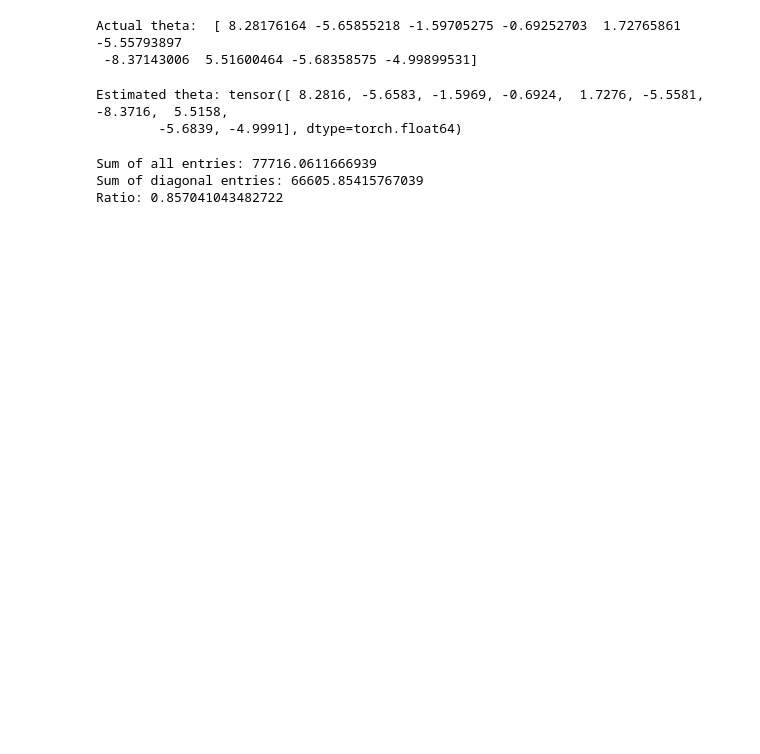
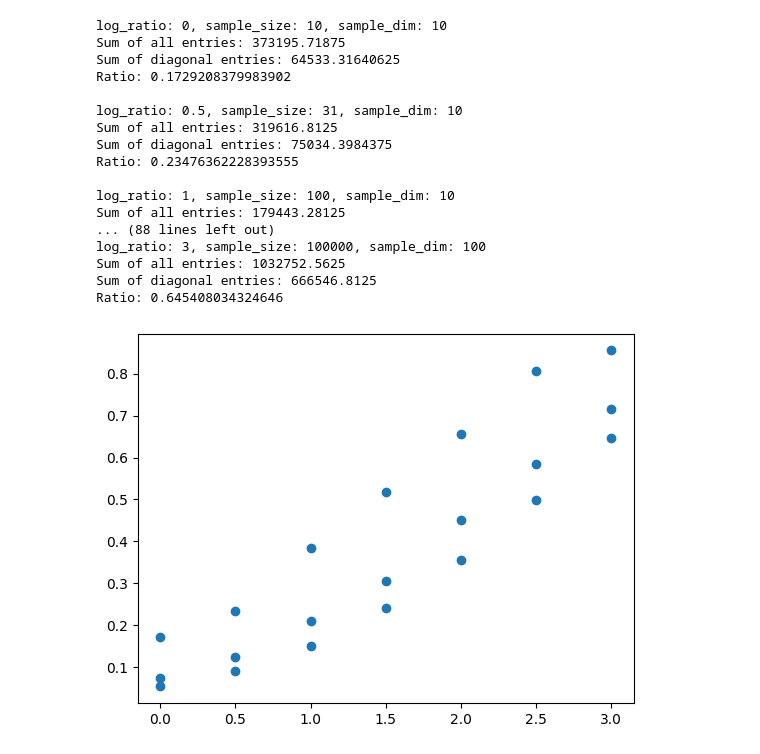
Before and after one commit to Yasgant/pytorch-ewc, a Jupyter notebook: hessian.ipynb, the cells around one changed output. Saved outputs shown, nothing was run; the diff lists cells and outputs as text; code cells hidden in the pictures; blank space fills up the shorter version.

```diff
--- a/hessian.ipynb
+++ b/hessian.ipynb
@@ -23,35 +24 @@ def get_data(sample_size, sample_dim, noise_scale, train_split):
     return X_train, y_train, X_test, y_test
-# %%
-X_train, y_train, X_test, y_test = get_data(sample_size, sample_dim, noise_scale, train_split)
-X_train, y_train, X_test, y_test = torch.tensor(X_train), torch.tensor(y_train), torch.tensor(X_test), torch.tensor(y_test)
-
-def get_loss(theta, X=X_test, y=y_test):
-    return torch.mean((torch.matmul(X, theta) - y)**2)
-# %% [output]
-Actual theta:  [ 8.28176164 -5.65855218 -1.59705275 -0.69252703  1.72765861 -5.55793897
- -8.37143006  5.51600464 -5.68358575 -4.99899531]
-# %%
-theta = np.random.random(sample_dim)
-theta = torch.tensor(theta, requires_grad=True)
-for _ in range(epoch):
-    loss = get_loss(theta, X_train, y_train)
-    loss.backward()
-    theta.data -= lr * theta.grad
-    theta.grad.zero_()
-print(f"Estimated theta: {theta.data}")
-hessian = autograd.functional.hessian(get_loss, theta)
-#print(f"Hessian: {hessian}")
-# %% [output]
-Estimated theta: tensor([ 8.2816, -5.6583, -1.5969, -0.6924,  1.7276, -5.5581, -8.3716,  5.5158,
-        -5.6839, -4.9991], dtype=torch.float64)
-# %%
-all_entries = hessian.abs().sum()
-diagonal_entries = torch.diag(hessian).abs().sum()
-print(f"Sum of all entries: {all_entries}")
-print(f"Sum of diagonal entries: {diagonal_entries}")
-print(f"Ratio: {diagonal_entries / all_entries}")
-# Observation: The ratio is proportional to sample_size/sample_dim.
-# %% [output]
-Sum of all entries: 77716.0611666939
-Sum of diagonal entries: 66605.85415767039
-Ratio: 0.857041043482722
@@ -57,0 +52,46 @@ Ratio: 0.857041043482722
+# %%
+log_ratio_set = [0, 0.5, 1, 1.5, 2, 2.5, 3]
+dim_set = [10, 50, 100]
+size_ratio = []
+hessian_ratio = []
+for sample_dim in dim_set:
+    for log_ratio in log_ratio_set:
+        sample_size = int(sample_dim * 10**log_ratio)
+        X_train, y_train, X_test, y_test = get_data(sample_size, sample_dim, noise_scale, train_split)
+        X_train, y_train, X_test, y_test = torch.tensor(X_train, dtype=torch.float32), torch.tensor(y_train, dtype=torch.float32), torch.tensor(X_test, dtype=torch.float32), torch.tensor(y_test, dtype=torch.float32)
+        model = Model(sample_dim, lr, X_test, y_test)
+        model.train(X_train, y_train, epoch, lr)
+        print(f"log_ratio: {log_ratio}, sample_size: {sample_size}, sample_dim: {sample_dim}")
+        #print(f"Estimated theta: {model.theta.data.T}")
+        hessian = model.get_hessian(X_test, y_test)
+        #print(f"Hessian: {hessian}")
+        all_entries = hessian.abs().sum()
+        diagonal_entries = torch.diag(hessian).abs().sum()
+        print(f"Sum of all entries: {all_entries}")
+        print(f"Sum of diagonal entries: {diagonal_entries}")
+        print(f"Ratio: {diagonal_entries / all_entries}")
+        print()
+        size_ratio.append(log_ratio)
+        hessian_ratio.append(diagonal_entries / all_entries)
+
+plt.plot(size_ratio, hessian_ratio, 'o')
+plt.show()
+# %% [output]
+log_ratio: 0, sample_size: 10, sample_dim: 10
+Sum of all entries: 373195.71875
+Sum of diagonal entries: 64533.31640625
+Ratio: 0.1729208379983902
+
+log_ratio: 0.5, sample_size: 31, sample_dim: 10
+Sum of all entries: 319616.8125
+Sum of diagonal entries: 75034.3984375
+Ratio: 0.23476362228393555
+
+log_ratio: 1, sample_size: 100, sample_dim: 10
+Sum of all entries: 179443.28125
+... (88 lines left out)
+log_ratio: 3, sample_size: 100000, sample_dim: 100
+Sum of all entries: 1032752.5625
+Sum of diagonal entries: 666546.8125
+Ratio: 0.645408034324646
+[figure, added]
```
Also changed, not shown: parts of 4 cells of this notebook, 3 other files.
